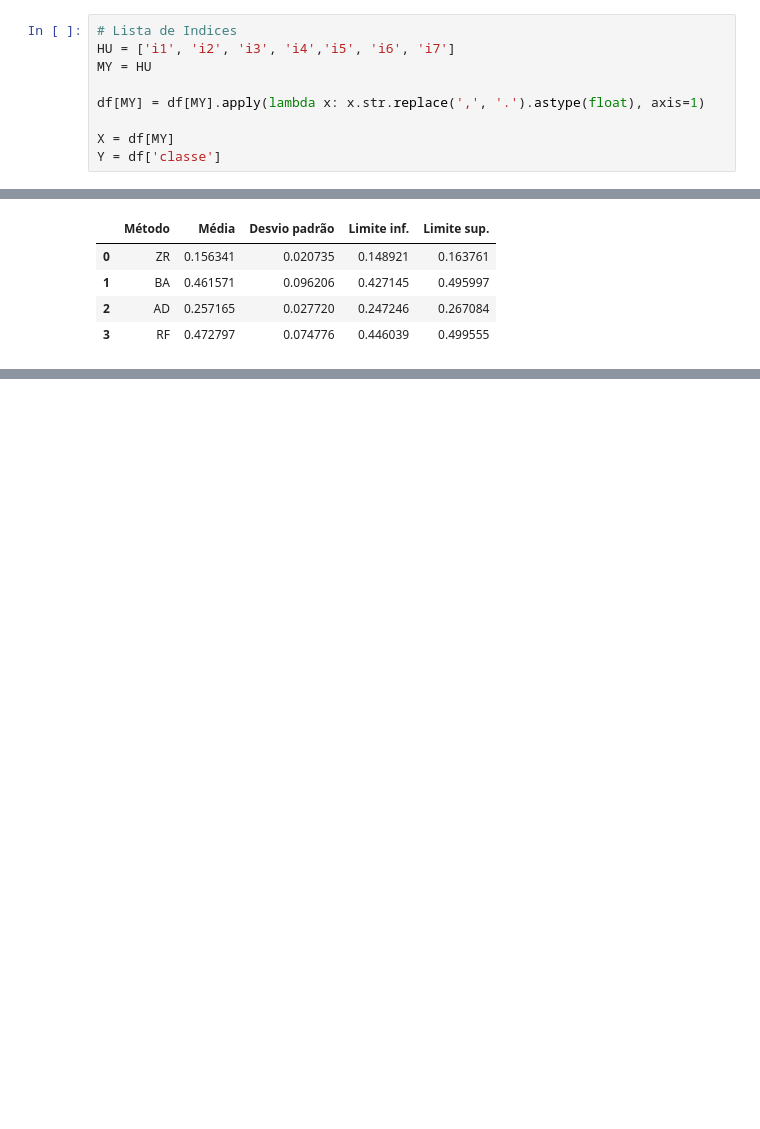
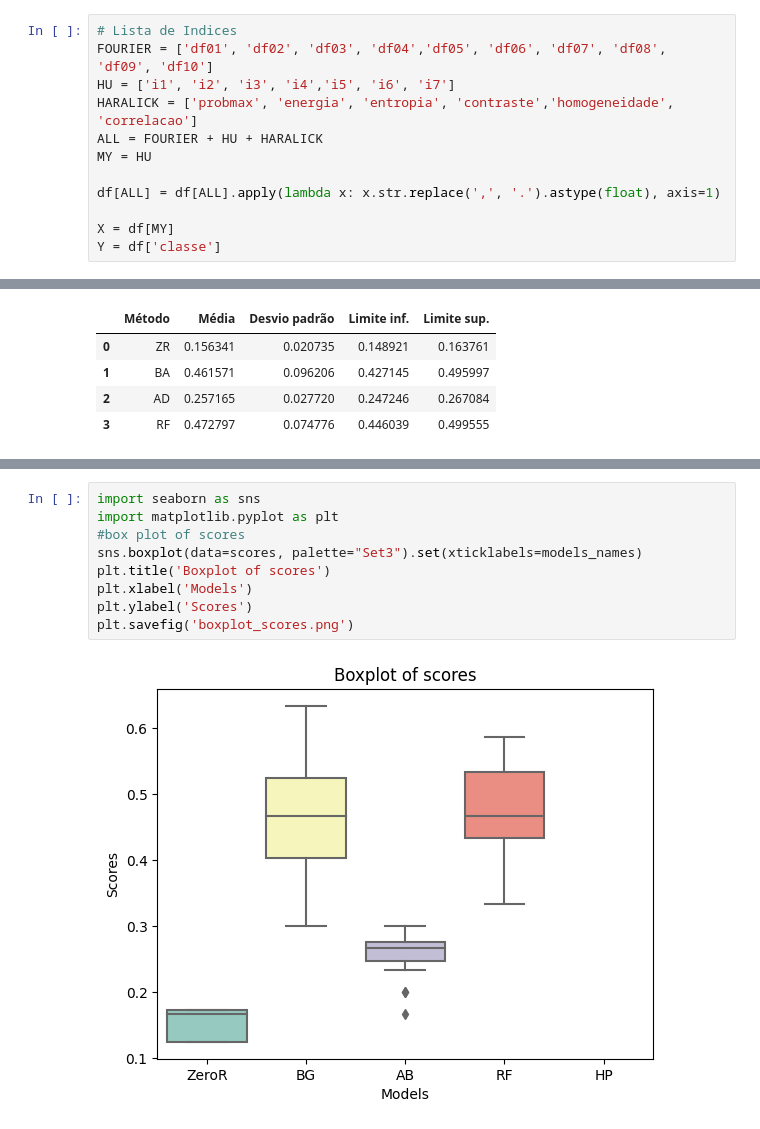
Before and after one commit to ViniciusMdJ/Classifica_dores, a Jupyter notebook: Trabalho1-LeituraDosDados.ipynb, the cells around one changed output, grey strips where cells are left out. Drawn from its saved outputs; the diff is of its cells as text; blank space fills up the shorter version.

```diff
--- a/Trabalho1-LeituraDosDados.ipynb
+++ b/Trabalho1-LeituraDosDados.ipynb
@@ -12,10 +12,13 @@ df.set_index('id',inplace=True) #Transformando a coluna id no indice da tabela
 df['classe'] = df['tipo_lampada'].str.replace(" ", "") + df['potencia'].astype(str)
 # %%
 # Lista de Indices
+FOURIER = ['df01', 'df02', 'df03', 'df04','df05', 'df06', 'df07', 'df08', 'df09', 'df10']
 HU = ['i1', 'i2', 'i3', 'i4','i5', 'i6', 'i7']
+HARALICK = ['probmax', 'energia', 'entropia', 'contraste','homogeneidade', 'correlacao']
+ALL = FOURIER + HU + HARALICK
 MY = HU
 
-df[MY] = df[MY].apply(lambda x: x.str.replace(',', '.').astype(float), axis=1)
+df[ALL] = df[ALL].apply(lambda x: x.str.replace(',', '.').astype(float), axis=1)
 
 X = df[MY]
 Y = df['classe']
@@ -286,0 +303,11 @@ KeyError: '0'
+# %%
+import seaborn as sns
+import matplotlib.pyplot as plt
+#box plot of scores
+sns.boxplot(data=scores, palette="Set3").set(xticklabels=models_names)
+plt.title('Boxplot of scores')
+plt.xlabel('Models')
+plt.ylabel('Scores')
+plt.savefig('boxplot_scores.png')
+# %% [output]
+[figure, added]
```
Also changed, not shown: parts of 5 cells of this notebook.
